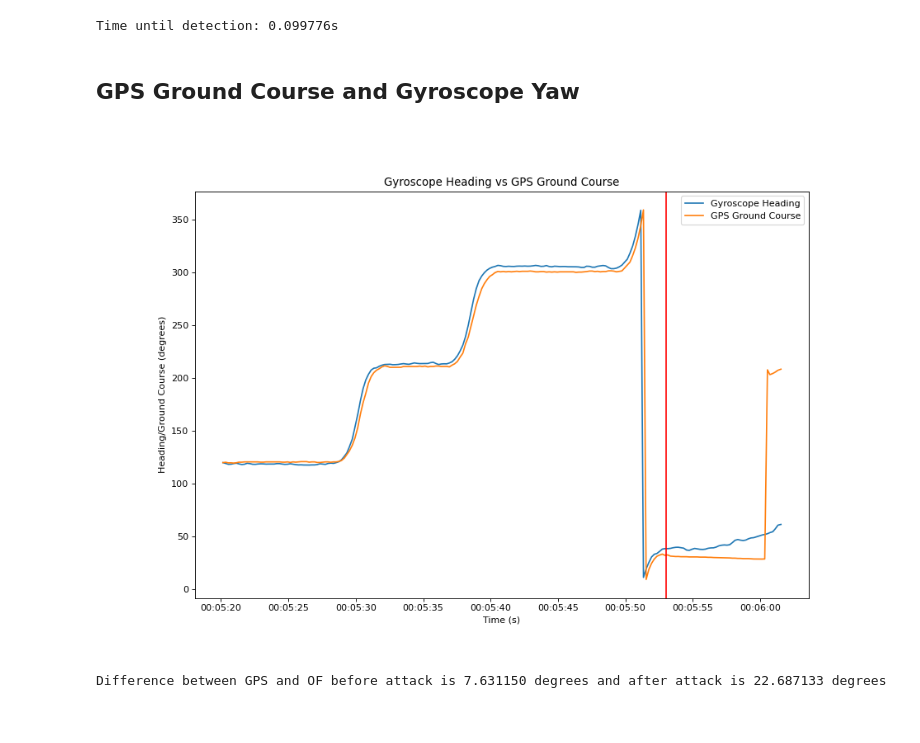
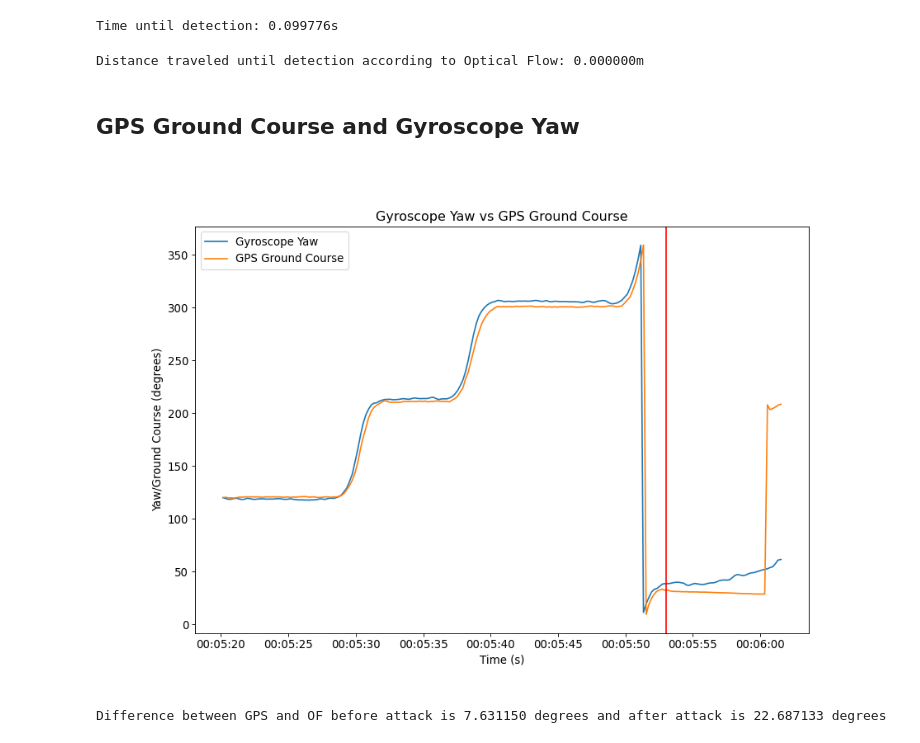
Before and after one commit to BaileySri/Practical-Software-Defense-for-GPS-Spoofing-on-a-Hobby-UAV-Offline, a Jupyter notebook: notebooks/1.4-bks-GPS-InFlight.ipynb, the cells around one changed output. Drawn from its saved outputs; the diff is of its cells as text; code cells hidden in the pictures.

```diff
--- a/notebooks/1.4-bks-GPS-InFlight.ipynb
+++ b/notebooks/1.4-bks-GPS-InFlight.ipynb
@@ -63,11 +64,12 @@ import matplotlib.pyplot as plt
 from matplotlib import dates
 from scipy.integrate import trapezoid
 plt.ion()
+plt.rcParams.update({'font.size':12})
 
 gps = geodetic2ned(gpsMS.lat, gpsMS.lng, gpsMS.gpAlt)
-gps_north = gps.North.diff().fillna(0)/(gpsMS.gpsMS.diff().dt.total_seconds())
-gps_east = gps.East.diff().fillna(0)/(gpsMS.gpsMS.diff().dt.total_seconds())
-gps_down = gps.Down.diff().fillna(0)/100/(gpsMS.gpsMS.diff().dt.total_seconds())
+gps_north = (gps.North.diff().fillna(0)/(gpsMS.gpsMS.diff().dt.total_seconds()))[1:].reset_index(drop=True)
+gps_east = (gps.East.diff().fillna(0)/(gpsMS.gpsMS.diff().dt.total_seconds()))[1:].reset_index(drop=True)
+gps_down = (gps.Down.diff().fillna(0)/100/(gpsMS.gpsMS.diff().dt.total_seconds()))[1:].reset_index(drop=True)
 
 #Convert optical flow and rangefinder to OF Velocity in body frame
 of_vel_bf = pd.DataFrame(data={"OF Forward":(ofMS.frF - ofMS.brF) * ofMS.rf/100,
@@ -339,6 +351,15 @@ dt = (gpsMS.gpsMS[diffs[diffs>benign_dist].index[0]] - attack_start).total_secon
 print("Time until detection: %fs" % dt)
 # %% [output]
 Time until detection: 0.099776s
+# %%
+from confirmation.process import length
+OF_Vel_East = of_east[(gpsMS.gpsMS >= attack_start) & (gpsMS.gpsMS < pd.Timestamp((attack_start.value/1000000000) + dt, unit='s'))]
+OF_Vel_North = of_north[(gpsMS.gpsMS >= attack_start) & (gpsMS.gpsMS < pd.Timestamp((attack_start.value/1000000000) + dt, unit='s'))]
+OF_Vel = length([OF_Vel_East.reset_index(drop=True), OF_Vel_North.reset_index(drop=True)])
+OF_ts = gpsMS.gpsMS[(gpsMS.gpsMS >= attack_start) & (gpsMS.gpsMS < pd.Timestamp((attack_start.value/1000000000) + dt, unit='s'))]
+print("Distance traveled until detection according to Optical Flow: %fm" % abs(trapezoid(y=OF_Vel, x=OF_ts.diff().dt.total_seconds().fillna(0).cumsum())))
+# %% [output]
+Distance traveled until detection according to Optical Flow: 0.000000m
 # %% [markdown]
 ## GPS Ground Course and Gyroscope Yaw
 # %%
@@ -379,27 +400,27 @@ for reading in range(len(gps_north)):
 gps_gc = pd.Series(gps_gc, name="GPS Ground Course")
 
 #Matching gyroscope to the GPS update rate
-gyr_heading = trap_integrate(cUS.cUS.diff().dt.total_seconds().fillna(0).cumsum(), cUS.gyrz).apply(degrees).cumsum() % 360
-gyr_gps_heading = signal_match_and_cumsum(cUS.cUS.diff().dt.total_seconds().fillna(0).cumsum()[2:].reset_index(drop=True), change_in_signal(gyr_heading),
+gyr_yaw = trap_integrate(cUS.cUS.diff().dt.total_seconds().fillna(0).cumsum(), cUS.gyrz).apply(degrees).cumsum() % 360
+gyr_gps_yaw = signal_match_and_cumsum(cUS.cUS.diff().dt.total_seconds().fillna(0).cumsum()[2:].reset_index(drop=True), change_in_signal(gyr_yaw),
                                           gpsMS.gpsMS.diff().dt.total_seconds().fillna(0).cumsum(), gps_gc)
-gyr_gps_heading = pd.Series(gyr_gps_heading, name="Gyroscope Heading")
+gyr_gps_yaw = pd.Series(gyr_gps_yaw, name="Gyroscope Yaw")
 
 #Start both signals at 0 to align them
 gps_gc = (gps_gc - gps_gc[0] + 120) % 360
-gyr_gps_heading = (gyr_gps_heading - gyr_gps_heading[0] + 120)%360
+gyr_gps_yaw = (gyr_gps_yaw - gyr_gps_yaw[0] + 120)%360
 # %%
 plt.figure(figure, figsize=(12, 8), dpi=80)
 figure += 1
 plt.subplot(1, 1, 1)
-plt.plot(gpsMS.gpsMS[1:], gyr_gps_heading, label="Gyroscope Heading")
+plt.plot(gpsMS.gpsMS[1:], gyr_gps_yaw, label="Gyroscope Yaw")
 plt.plot(gpsMS.gpsMS[1:], gps_gc, label="GPS Ground Course")
 plt.xlabel("Time (s)")
-plt.ylabel("Heading/Ground Course (degrees)")
-plt.title("Gyroscope Heading vs GPS Ground Course")
+plt.ylabel("Yaw/Ground Course (degrees)")
+plt.title("Gyroscope Yaw vs GPS Ground Course")
 ax.xaxis.set_major_formatter(dates.DateFormatter('%M:%S'))
 plt.axvline(attack_start, color='r')
 plt.legend()
 plt.show()
 # %% [output]
-[figure, old version]
+[figure, new version]
 # %%
```
Also changed, not shown: parts of 28 cells of this notebook, 27 other files.
